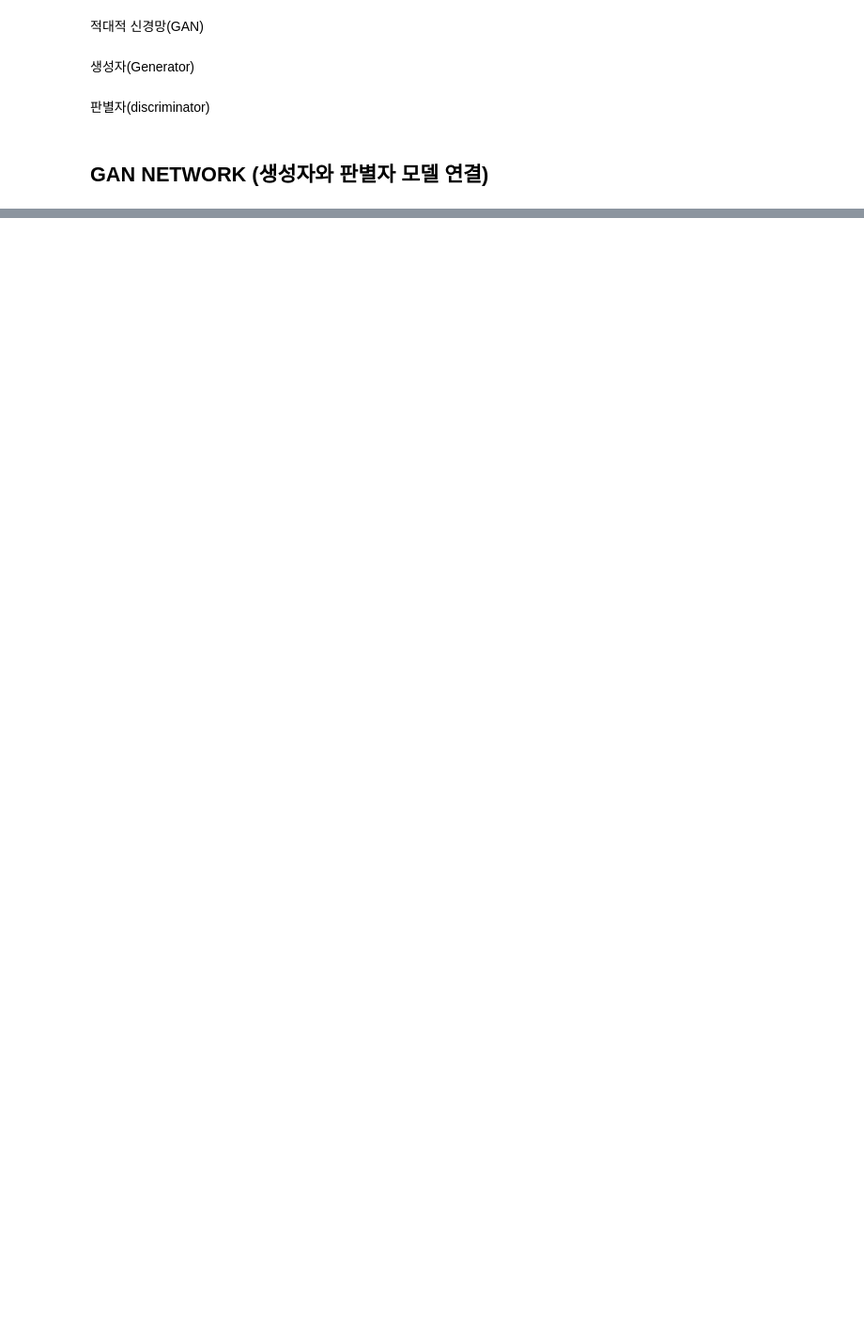
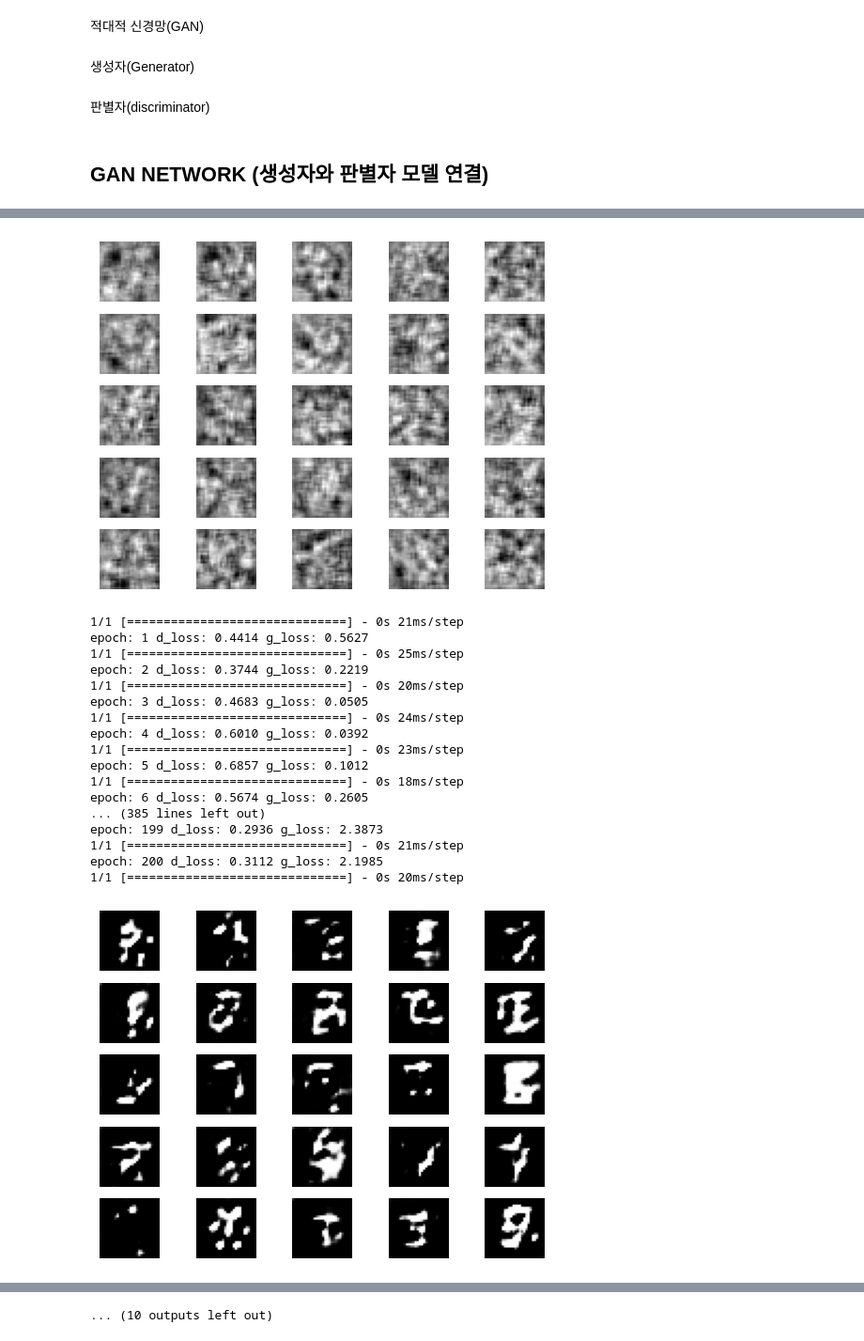
Before and after one commit to yejin716/DeepLearning, a Jupyter notebook: DL_14_GAN.ipynb, the cells around one changed output, grey strips where cells are left out. Shown at 94% size. Drawn from its saved outputs; the diff is of its cells as text; code cells hidden in the pictures; blank space fills up the shorter version.

```diff
--- a/DL_14_GAN.ipynb
+++ b/DL_14_GAN.ipynb
@@ -74,3 +74,58 @@ Total params: 1078146 (4.11 MB)
 Trainable params: 852609 (3.25 MB)
 Non-trainable params: 225537 (881.00 KB)
 _________________________________________________________________
+# %%
+def gan_train(epoch, batch_size, saving_interval):
+    #MNIST 데이터 가져옴 (train data만)
+    (x_train, _), (_,_) = mnist.load_data()
+    #mnist 데이터 사용하되, x_train(이미지), y_train(라벨:이미지 )
+    #이미지만 사용하기 때문에 x_train만 불러옴
+
+    x_train = x_train.reshape(x_train.shape[0],28,28,1).astype('float32') # 실수 변환 #28*28사이즈의 흑백 이미지 60000만장
+    x_train = (x_train - 127.5) / 127.5 #픽셀값 0~255 사이 값 >> tanh(y값 -1~1값) 정규화
+
+    #batch_size : 한번에 몇개의 실제 이미지 (true) 와 가상 이미지(fake)를 판별자에 넣을지 결정
+
+    #2차원으로
+    true = np.ones((batch_size,1)) # 1
+    fake = np.zeros((batch_size,1)) # 0
+
+    for i in range(epoch):
+        #실제 데이터를 판별자에 입력하는 부분
+        idx = np.random.randint(0, x_train.shape[0], batch_size)
+        # 0 ~ x_train.shape[0]까지 숫자중 하나를 무작위 추출 batch_size 만큼 반복
+        imgs = x_train[idx]
+        #생성한 이미지와 모두 참(1)에 놓음 >> 여기서 차이(오차) 발생하면 loss(손실)
+        d_loss_real = discriminator.train_on_batch(imgs, true)
+
+        #가상 이미지를 판별자에 입력
+        noise = np.random.normal(0, 1, (batch_size, 100)) #0에서 1까지 실수 중 batch_size만큼 100열을 뽑아라
+        gen_imgs = generator.predict(noise) #생상된 가상이미지를 생성자에 입력(예측)
+        d_loss_fake = discriminator.train_on_batch(gen_imgs, fake) #만들어진 가상이미지와 fake배열 라벨이 붙음
+
+        #판별자와 생성자의 오차를 계산
+        d_loss = 0.5 * np.add(d_loss_real, d_loss_fake) #d_loss_real, d_loss_fake의 평균 >> 판별자 오차
+        g_loss = gan.train_on_batch(noise, true) #생성자 오차
+
+        print('epoch: %d' %i, 'd_loss: %.4f' %d_loss, 'g_loss: %.4f' %g_loss)
+
+        #중간과정 이미지로 저장
+        if i % saving_interval == 0:
+            noise = np.random.normal(0, 1, (25, 100)) # 0에서 1사이의 25개의 샘플의 차원100 뽑기
+            gen_imgs = generator.predict(noise)
+
+            #rescale image 0-1
+            gen_imgs = 0.5 * gen_imgs + 0.5
+
+            fig, axs = plt.subplots(5,5)
+            count = 0
+            for j in range(5):
+                for k in range(5):
+                    axs[j,k].imshow(gen_imgs[count, :,:,0], cmap='gray') # 모든 행과 열의 이미지 count수와 1번째 채널 보여줌
+                    axs[j,k].axis('off')
+                    count += 1
+            plt.show()
+            fig.savefig("/content/drive/MyDrive/딥러닝/data/gan_images/gan_mnist_%d.png" %i)
+
+gan_train(2001, 32, 200)
+# %% [output]
@@ -76,0 +137,19 @@ _________________________________________________________________
+[figure, added]
+1/1 [==============================] - 0s 21ms/step
+epoch: 1 d_loss: 0.4414 g_loss: 0.5627
+1/1 [==============================] - 0s 25ms/step
+epoch: 2 d_loss: 0.3744 g_loss: 0.2219
+1/1 [==============================] - 0s 20ms/step
+epoch: 3 d_loss: 0.4683 g_loss: 0.0505
+1/1 [==============================] - 0s 24ms/step
+epoch: 4 d_loss: 0.6010 g_loss: 0.0392
+1/1 [==============================] - 0s 23ms/step
+epoch: 5 d_loss: 0.6857 g_loss: 0.1012
+1/1 [==============================] - 0s 18ms/step
+epoch: 6 d_loss: 0.5674 g_loss: 0.2605
+... (385 lines left out)
+epoch: 199 d_loss: 0.2936 g_loss: 2.3873
+1/1 [==============================] - 0s 21ms/step
+epoch: 200 d_loss: 0.3112 g_loss: 2.1985
+1/1 [==============================] - 0s 20ms/step
+[figure, added]
@@ -76,0 +228 @@ _________________________________________________________________
+... (10 outputs left out)
```
Also changed, not shown: parts of 2 cells of this notebook, 1 other file.
